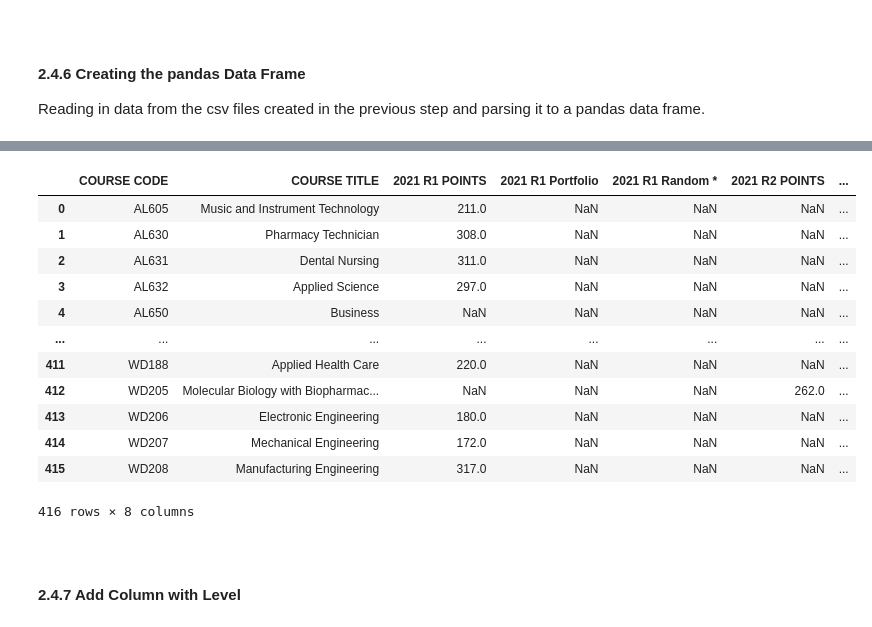
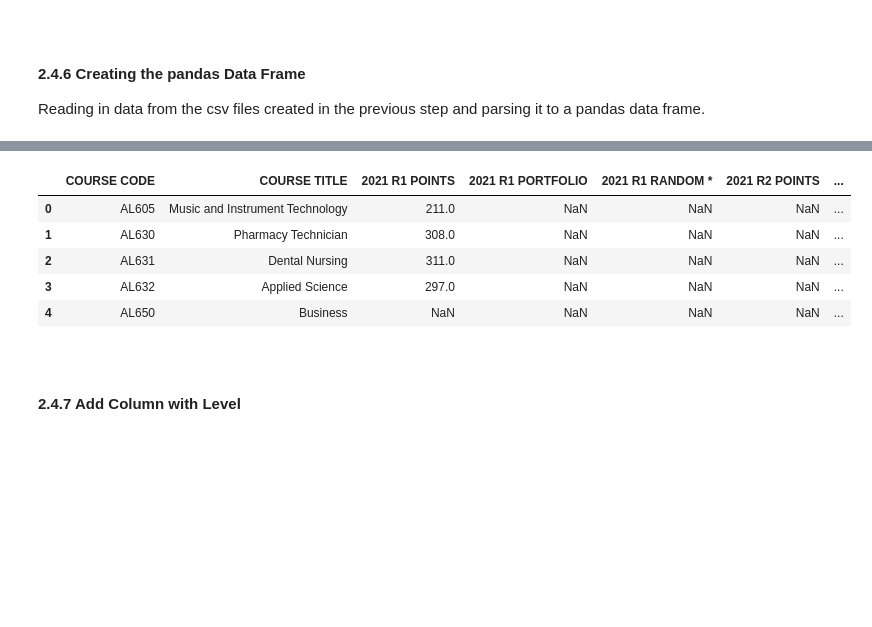
Before and after one commit to ssteffens/fundamentals-data-analysis-assessment, a Jupyter notebook: cao.ipynb, the cells around one changed output, grey strips where cells are left out. Drawn from its saved outputs; the diff is of its cells as text; code cells hidden in the pictures; blank space fills up the shorter version.

```diff
--- a/cao.ipynb
+++ b/cao.ipynb
@@ -995,23 +1092,16 @@ df2021_8
 # %%
-# Converting 2021 Level 6/7 data into a pandas dataframe
+# Converting 2021 Level 6/7 data into a pandas data frame
 df2021_67 = pd.read_csv(path2021_67csv)
 
-# Display
-df2021_67
+# Display first 10 rows of data frame
+df2021_67.head()
 # %% [output]
-|  | COURSE CODE | COURSE TITLE | 2021 R1 POINTS | 2021 R1 Portfolio | 2021 R1 Random * | 2021 R2 POINTS | ... |
+|  | COURSE CODE | COURSE TITLE | 2021 R1 POINTS | 2021 R1 PORTFOLIO | 2021 R1 RANDOM * | 2021 R2 POINTS | ... |
 | 0 | AL605 | Music and Instrument Technology | 211.0 | NaN | NaN | NaN | ... |
 | 1 | AL630 | Pharmacy Technician | 308.0 | NaN | NaN | NaN | ... |
 | 2 | AL631 | Dental Nursing | 311.0 | NaN | NaN | NaN | ... |
 | 3 | AL632 | Applied Science | 297.0 | NaN | NaN | NaN | ... |
 | 4 | AL650 | Business | NaN | NaN | NaN | NaN | ... |
-| ... | ... | ... | ... | ... | ... | ... | ... |
-| 411 | WD188 | Applied Health Care | 220.0 | NaN | NaN | NaN | ... |
-| 412 | WD205 | Molecular Biology with Biopharmac... | NaN | NaN | NaN | 262.0 | ... |
-| 413 | WD206 | Electronic Engineering | 180.0 | NaN | NaN | NaN | ... |
-| 414 | WD207 | Mechanical Engineering | 172.0 | NaN | NaN | NaN | ... |
-| 415 | WD208 | Manufacturing Engineering | 317.0 | NaN | NaN | NaN | ... |
-416 rows × 8 columns
 # %% [markdown]
 <br>
 
```
Also changed, not shown: parts of 59 cells of this notebook, 59 other files.
